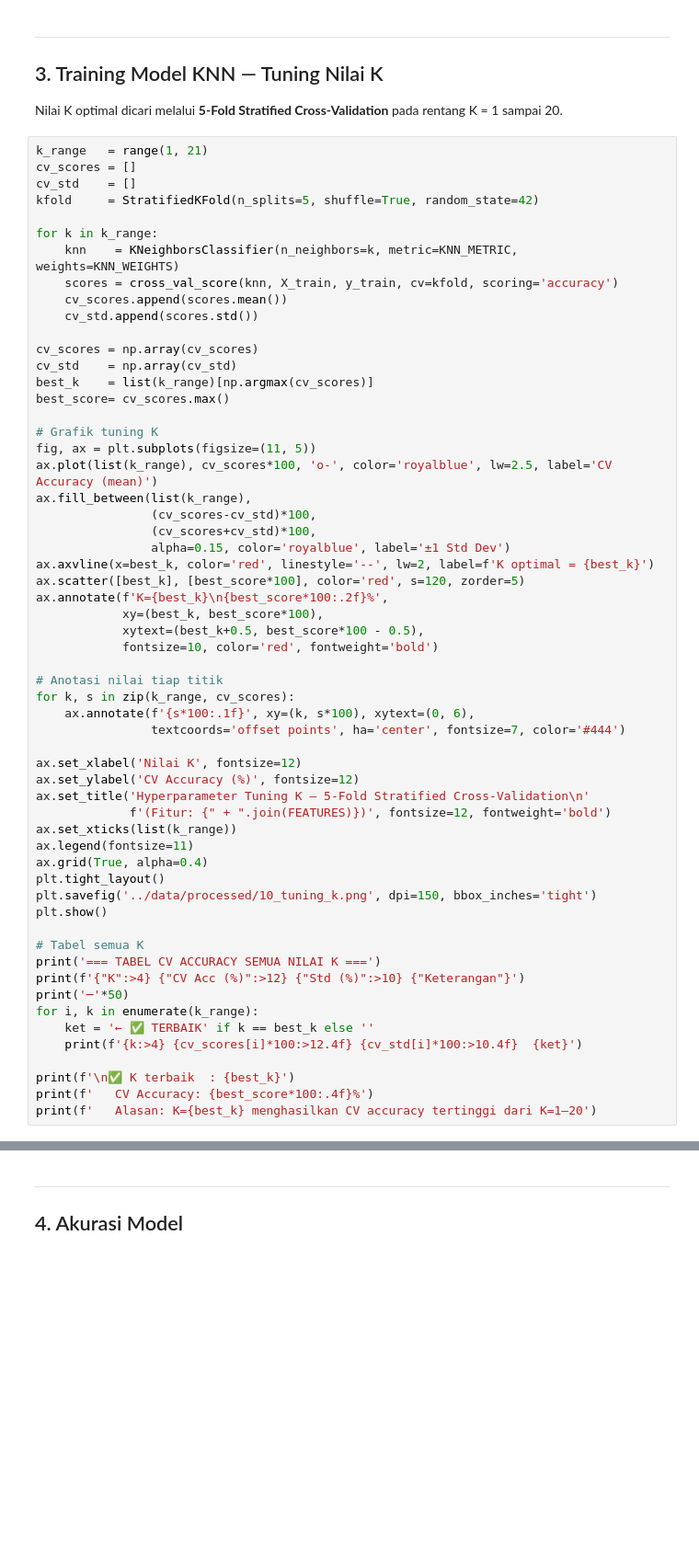
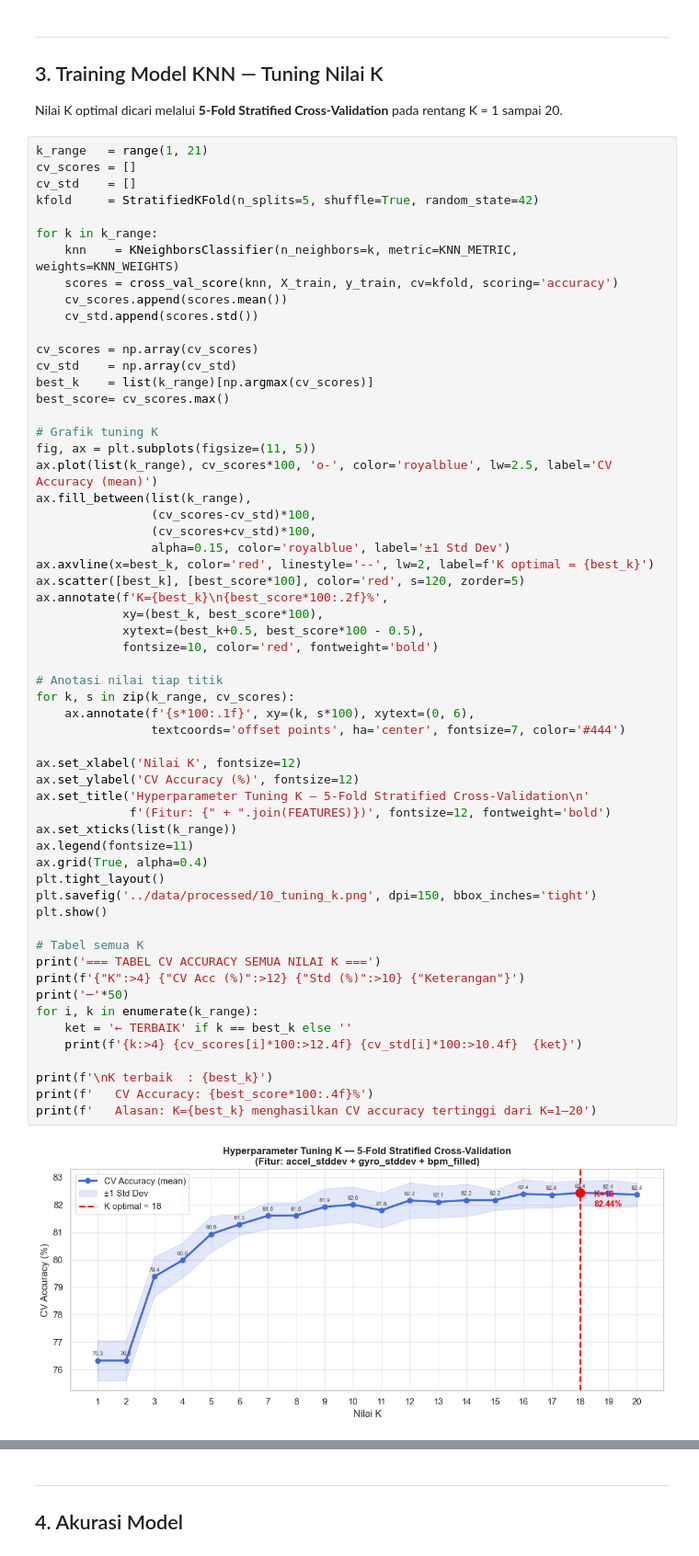
Before and after one commit to Dims2004/iot_activity, a Jupyter notebook: notebooks/02_training_model.ipynb, the cells around one changed output, grey strips where cells are left out. Shown at 92% size. Drawn from its saved outputs; the diff is of its cells as text; blank space fills up the shorter version.

```diff
--- a/notebooks/02_training_model.ipynb
+++ b/notebooks/02_training_model.ipynb
@@ -186,32 +242,34 @@ ax.scatter([best_k], [best_score*100], color='red', s=120, zorder=5)
 ax.annotate(f'K={best_k}\n{best_score*100:.2f}%',
             xy=(best_k, best_score*100),
             xytext=(best_k+0.5, best_score*100 - 0.5),
             fontsize=10, color='red', fontweight='bold')
 
 # Anotasi nilai tiap titik
 for k, s in zip(k_range, cv_scores):
     ax.annotate(f'{s*100:.1f}', xy=(k, s*100), xytext=(0, 6),
                 textcoords='offset points', ha='center', fontsize=7, color='#444')
 
 ax.set_xlabel('Nilai K', fontsize=12)
 ax.set_ylabel('CV Accuracy (%)', fontsize=12)
 ax.set_title('Hyperparameter Tuning K — 5-Fold Stratified Cross-Validation\n'
              f'(Fitur: {" + ".join(FEATURES)})', fontsize=12, fontweight='bold')
 ax.set_xticks(list(k_range))
 ax.legend(fontsize=11)
 ax.grid(True, alpha=0.4)
 plt.tight_layout()
 plt.savefig('../data/processed/10_tuning_k.png', dpi=150, bbox_inches='tight')
 plt.show()
 
 # Tabel semua K
 print('=== TABEL CV ACCURACY SEMUA NILAI K ===')
 print(f'{"K":>4} {"CV Acc (%)":>12} {"Std (%)":>10} {"Keterangan"}')
 print('─'*50)
 for i, k in enumerate(k_range):
-    ket = '← ✅ TERBAIK' if k == best_k else ''
+    ket = '← TERBAIK' if k == best_k else ''
     print(f'{k:>4} {cv_scores[i]*100:>12.4f} {cv_std[i]*100:>10.4f}  {ket}')
 
-print(f'\n✅ K terbaik  : {best_k}')
+print(f'\nK terbaik  : {best_k}')
 print(f'   CV Accuracy: {best_score*100:.4f}%')
 print(f'   Alasan: K={best_k} menghasilkan CV accuracy tertinggi dari K=1–20')
+# %% [output]
+[figure, added]
```
Also changed, not shown: parts of 12 cells of this notebook, 1 other file.
